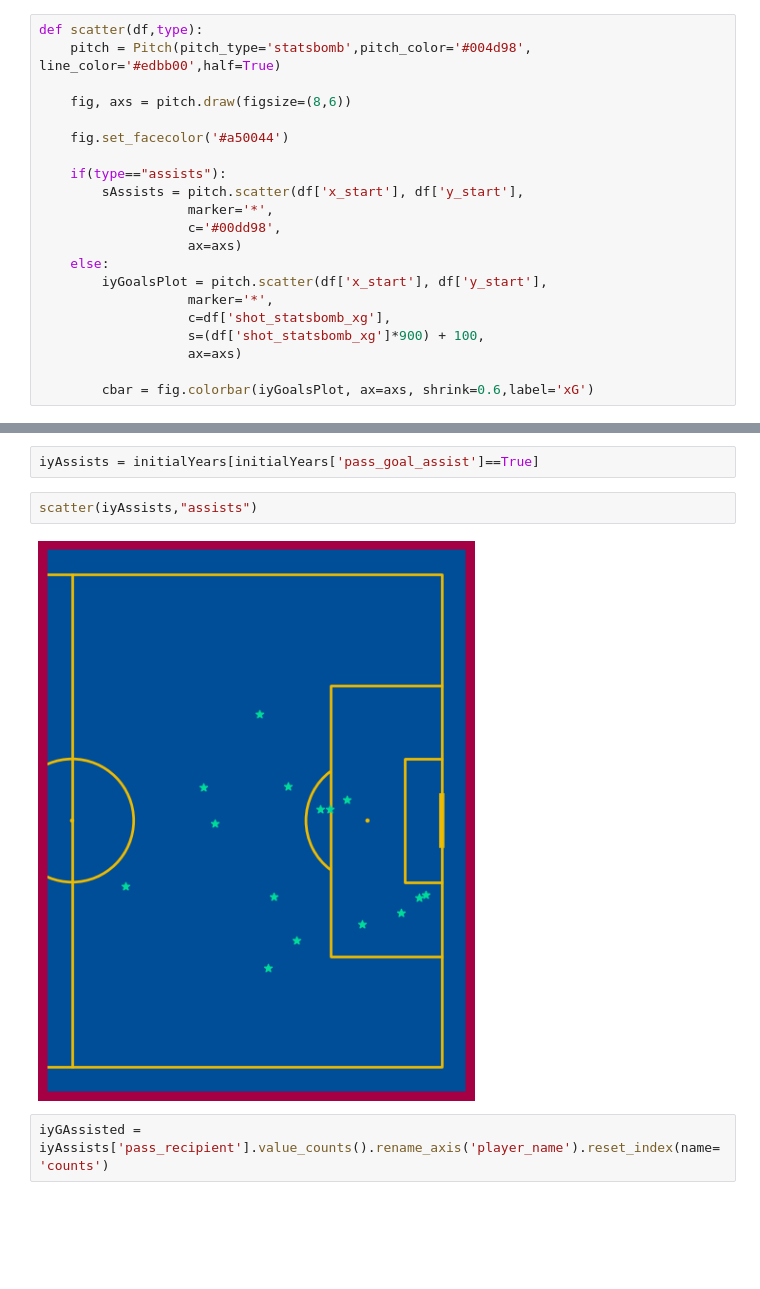
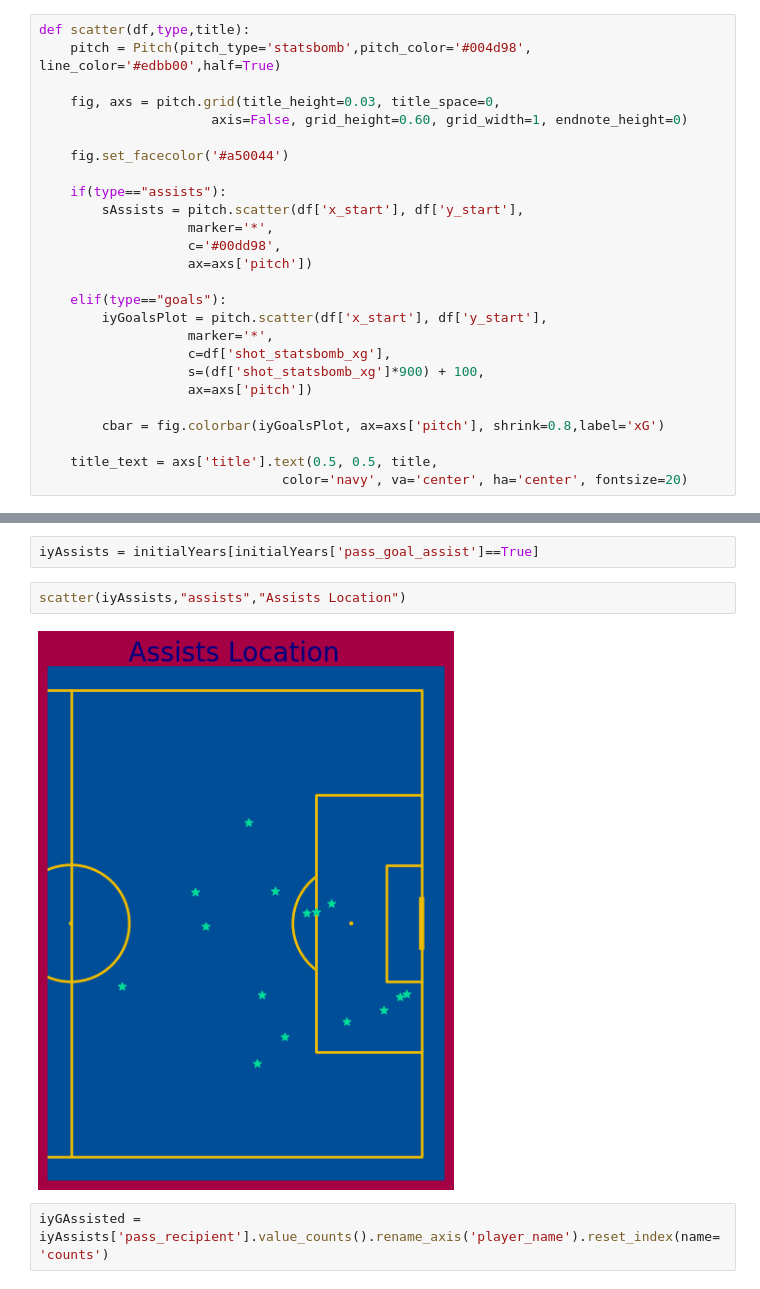
Before and after one commit to YashaswiPandey/IST652-FinalProject, a Jupyter notebook: messiAnalysis.ipynb, the cells around one changed output, grey strips where cells are left out. Drawn from its saved outputs; the diff is of its cells as text; blank space fills up the shorter version.

```diff
--- a/messiAnalysis.ipynb
+++ b/messiAnalysis.ipynb
@@ -130,8 +169,9 @@ def hexbin(df):
 # %%
-def scatter(df,type):
+def scatter(df,type,title):
     pitch = Pitch(pitch_type='statsbomb',pitch_color='#004d98', line_color='#edbb00',half=True)
 
-    fig, axs = pitch.draw(figsize=(8,6))
+    fig, axs = pitch.grid(title_height=0.03, title_space=0,
+                      axis=False, grid_height=0.60, grid_width=1, endnote_height=0)
 
     fig.set_facecolor('#a50044')
 
@@ -139,12 +179,16 @@ def scatter(df,type):
         sAssists = pitch.scatter(df['x_start'], df['y_start'],
                    marker='*',
                    c='#00dd98',
-                   ax=axs)
-    else:
+                   ax=axs['pitch'])
+
+    elif(type=="goals"):
         iyGoalsPlot = pitch.scatter(df['x_start'], df['y_start'],
                    marker='*',
                    c=df['shot_statsbomb_xg'],
                    s=(df['shot_statsbomb_xg']*900) + 100,
-                   ax=axs)
+                   ax=axs['pitch'])
 
-        cbar = fig.colorbar(iyGoalsPlot, ax=axs, shrink=0.6,label='xG')
+        cbar = fig.colorbar(iyGoalsPlot, ax=axs['pitch'], shrink=0.8,label='xG')
+
+    title_text = axs['title'].text(0.5, 0.5, title,
+                               color='navy', va='center', ha='center', fontsize=20)
@@ -225,9 +476,9 @@ dangerPass(sPIY)
 # %%
 iyAssists = initialYears[initialYears['pass_goal_assist']==True]
 # %%
-scatter(iyAssists,"assists")
+scatter(iyAssists,"assists","Assists Location")
 # %% [output]
-[figure, old version]
+[figure, new version]
 # %%
 iyGAssisted = iyAssists['pass_recipient'].value_counts().rename_axis('player_name').reset_index(name='counts')
 # %%
```
Also changed, not shown: parts of 119 cells of this notebook, 2 other files.
